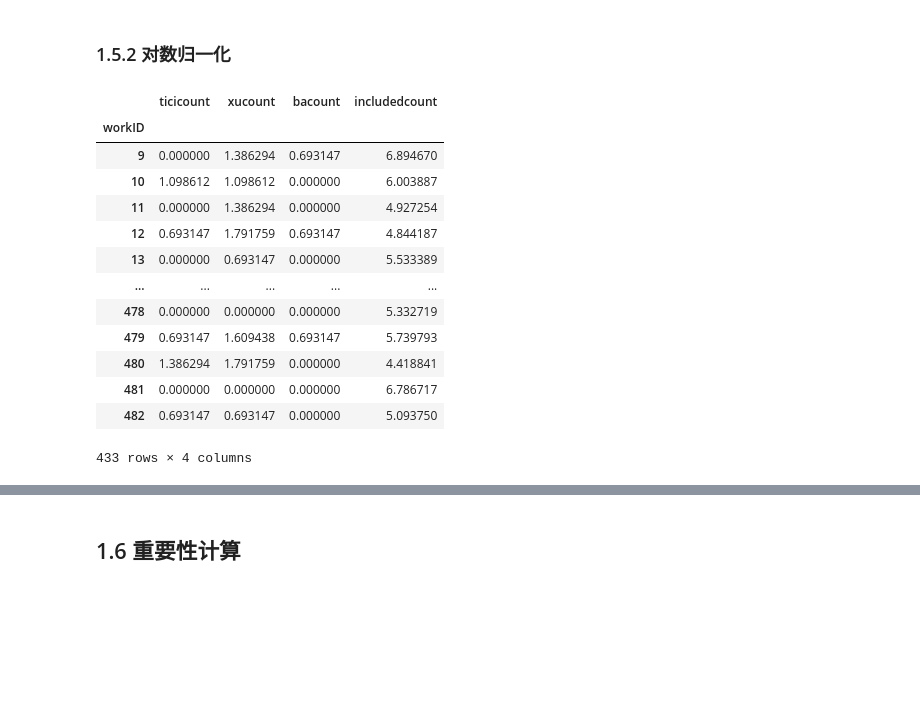
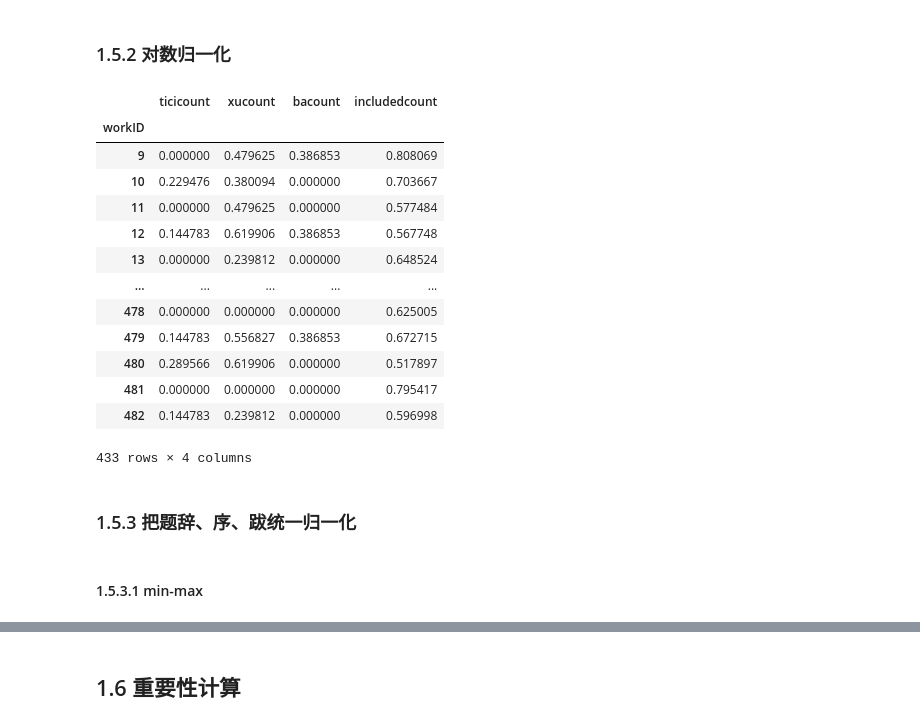
Before and after one commit to April-lemonade/LitRank, a Jupyter notebook: EDA/ImportanceEvaluation.ipynb, the cells around one changed output, grey strips where cells are left out. Drawn from its saved outputs; the diff is of its cells as text; code cells hidden in the pictures; blank space fills up the shorter version.

```diff
--- a/EDA/ImportanceEvaluation.ipynb
+++ b/EDA/ImportanceEvaluation.ipynb
@@ -216,24 +233,32 @@ ji_min_max_normalize
 # %%
 ji_log_normalize = jiRawData.copy()
 
 for column in ji_log_normalize.columns:
     if ji_log_normalize[column].dtype in ['float64', 'int64']:
+        max_val = ji_log_normalize[column].max()
+        if max_val > 0:
+            # 应用对数归一化
+            ji_log_normalize[column] = np.log10(ji_log_normalize[column] + 1) / np.log10(max_val + 1)
         # 对数据加1以避免对0取对数的问题
-        ji_log_normalize[column] = np.log(ji_log_normalize[column] + 1)
+        # ji_log_normalize[column] = np.log(ji_log_normalize[column] + 1)
 
 ji_log_normalize
 # %% [output]
 |  | ticicount | xucount | bacount | includedcount |
 | workID |  |  |  |  |
-| 9 | 0.000000 | 1.386294 | 0.693147 | 6.894670 |
-| 10 | 1.098612 | 1.098612 | 0.000000 | 6.003887 |
-| 11 | 0.000000 | 1.386294 | 0.000000 | 4.927254 |
-| 12 | 0.693147 | 1.791759 | 0.693147 | 4.844187 |
-| 13 | 0.000000 | 0.693147 | 0.000000 | 5.533389 |
+| 9 | 0.000000 | 0.479625 | 0.386853 | 0.808069 |
+| 10 | 0.229476 | 0.380094 | 0.000000 | 0.703667 |
+| 11 | 0.000000 | 0.479625 | 0.000000 | 0.577484 |
+| 12 | 0.144783 | 0.619906 | 0.386853 | 0.567748 |
+| 13 | 0.000000 | 0.239812 | 0.000000 | 0.648524 |
 | ... | ... | ... | ... | ... |
-| 478 | 0.000000 | 0.000000 | 0.000000 | 5.332719 |
-| 479 | 0.693147 | 1.609438 | 0.693147 | 5.739793 |
-| 480 | 1.386294 | 1.791759 | 0.000000 | 4.418841 |
-| 481 | 0.000000 | 0.000000 | 0.000000 | 6.786717 |
-| 482 | 0.693147 | 0.693147 | 0.000000 | 5.093750 |
+| 478 | 0.000000 | 0.000000 | 0.000000 | 0.625005 |
+| 479 | 0.144783 | 0.556827 | 0.386853 | 0.672715 |
+| 480 | 0.289566 | 0.619906 | 0.000000 | 0.517897 |
+| 481 | 0.000000 | 0.000000 | 0.000000 | 0.795417 |
+| 482 | 0.144783 | 0.239812 | 0.000000 | 0.596998 |
 433 rows × 4 columns
+# %% [markdown]
+### 1.5.3 把题辞、序、跋统一归一化
+# %% [markdown]
+#### 1.5.3.1 min-max
```
Also changed, not shown: parts of 32 cells of this notebook, 2 other files.
